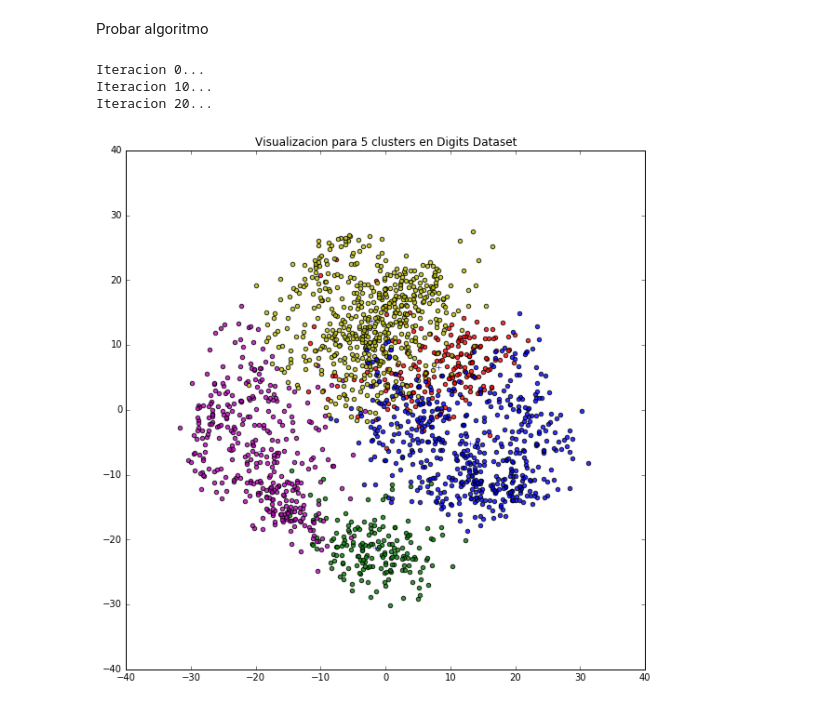
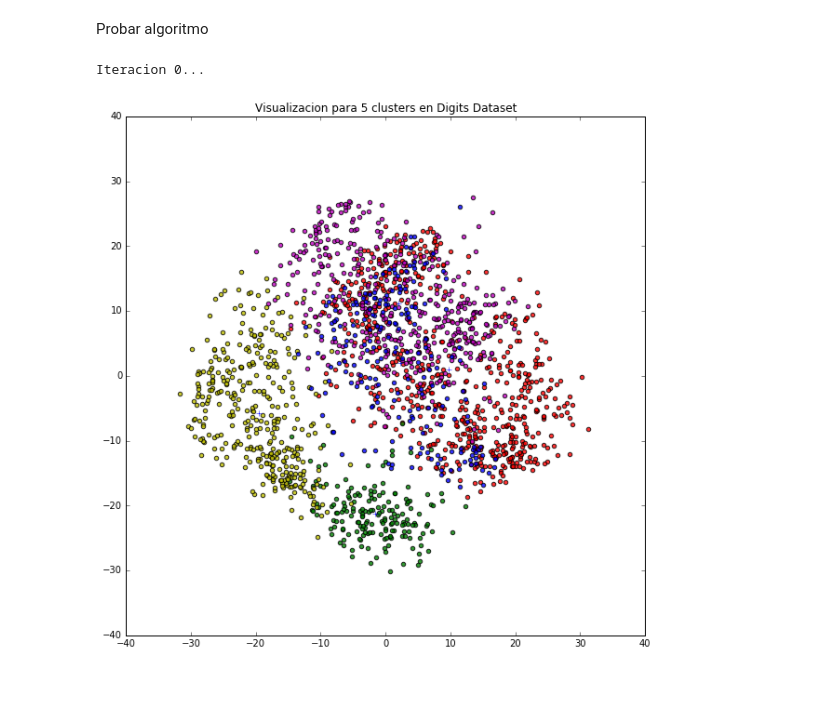
Before and after one commit to ronaldahmed/hackspace-class, a Jupyter notebook: machine learning/laboratorios/Lab4.Kmeans Clustering.ipynb, the cells around one changed output. Cells and saved outputs as stored; diff of their text form; code cells hidden in the pictures.

```diff
--- a/machine learning/laboratorios/Lab4.Kmeans Clustering.ipynb
+++ b/machine learning/laboratorios/Lab4.Kmeans Clustering.ipynb
@@ -64,8 +64,22 @@ def KMeans(X,K,nro_iteraciones=100,eps=1e-4):
 
     for _iter in range(nro_iteraciones):
         # Asignar cluster id del centroide mas cercano
+        for i in range(N):
+            xi = X[i,:]
+            distances = []
+            for k in range(K):
+                mu = centroids[k,:]
+                dist = np.linalg.norm(xi-mu)
+                distances.append( dist )
+            distances = np.array(distances)
+            k_ids[i] = distances.argmin()
 
         # Actualizar Centroides
+        for k in range(K):
+            xk = X[k_ids==k,:]
+            muk = xk.mean(axis=0)
+            centroids[k,:] = muk
+
 
         if _iter%10 == 0:
             print("Iteracion %i..." % _iter)
@@ -74,11 +88,9 @@ def KMeans(X,K,nro_iteraciones=100,eps=1e-4):
 Probar algoritmo
 # %%
 K=5
-k_ids,centroids = KMeans(X,K,100)
+k_ids,centroids = KMeans(X,K,10)
 
 plot_clusters(X,K,k_ids,centroids)
 # %% [output]
 Iteracion 0...
-Iteracion 10...
-Iteracion 20...
-[figure, old version]
+[figure, new version]
```
